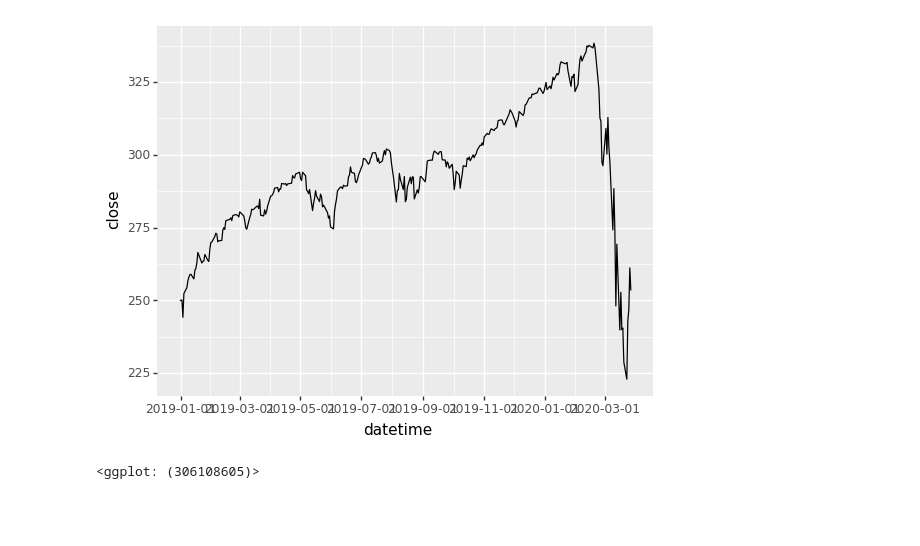
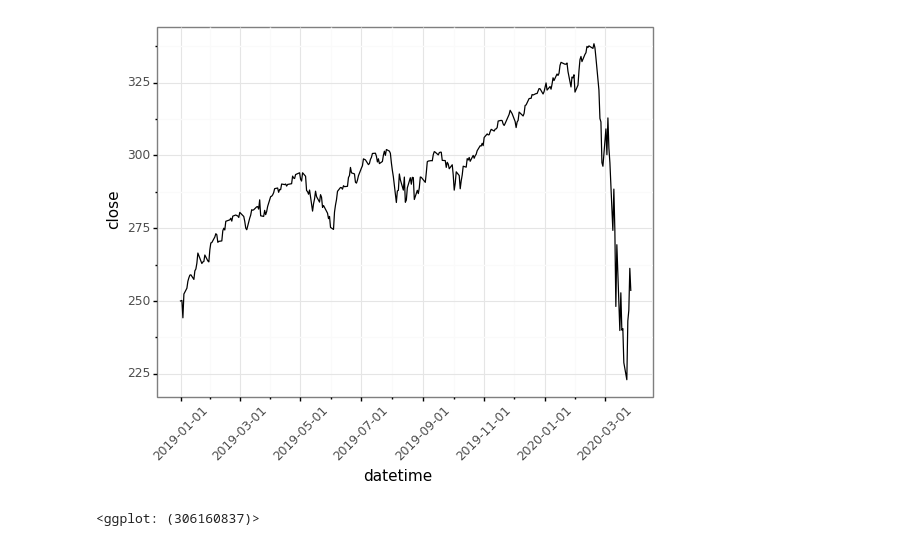
Before and after one commit to jason-jea/on-da-dip, a Jupyter notebook: scripts/historical_quotes_analysis.ipynb, the cells around one changed output. Cells and saved outputs as stored; diff of their text form; code cells hidden in the pictures; blank space fills up the shorter version.

```diff
--- a/scripts/historical_quotes_analysis.ipynb
+++ b/scripts/historical_quotes_analysis.ipynb
@@ -37,7 +37,9 @@ print(spy_history)
 
 [313 rows x 6 columns]
 # %%
-(ggplot(spy_history, aes(x="datetime", y="close")) + geom_line())
+(ggplot(spy_history, aes(x="datetime", y="close")) +
+ geom_line() + theme_bw() +
+ theme(axis_text_x=element_text(angle=45)))
 # %% [output]
-[figure, old version]
+[figure, new version]
-<ggplot: (306108605)>
+<ggplot: (306160837)>
```
